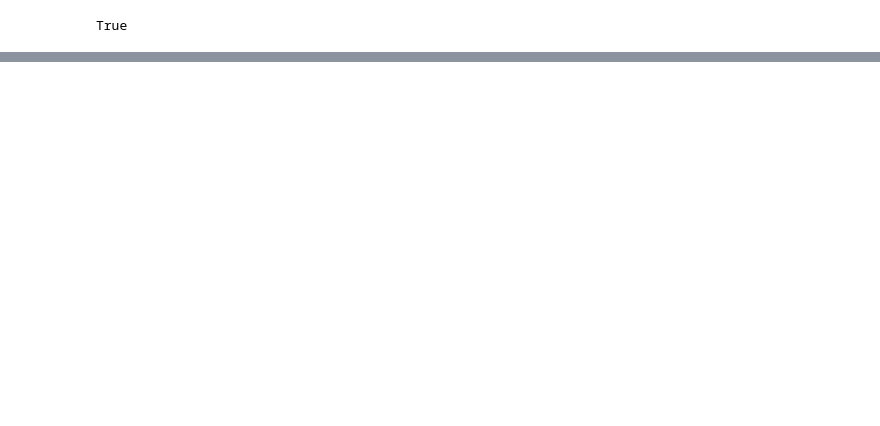
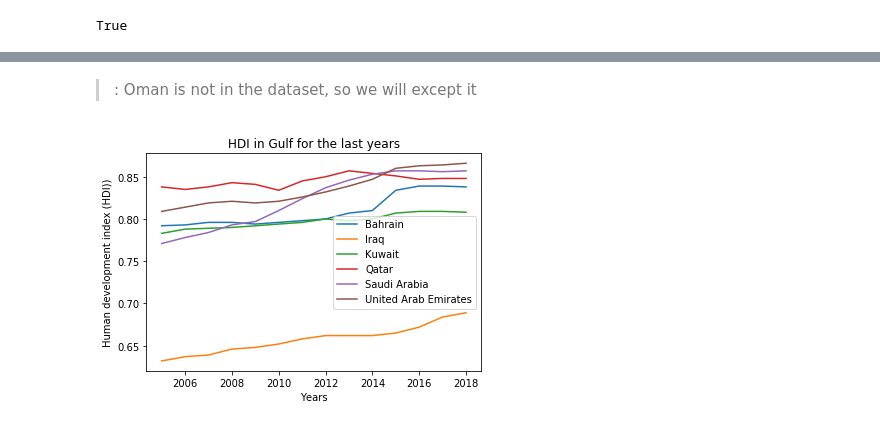
Before and after one commit to MrRiybot/HDI_WHR_invistagtion, a Jupyter notebook: investigate-a-dataset-template-checkpoint.ipynb, the cells around one changed output, grey strips where cells are left out. Cells and saved outputs as stored; diff of their text form; code cells hidden in the pictures; blank space fills up the shorter version.

```diff
--- a/investigate-a-dataset-template-checkpoint.ipynb
+++ b/investigate-a-dataset-template-checkpoint.ipynb
@@ -297,0 +486,15 @@ corr
+# %% [markdown]
+>: Oman is not in the dataset, so we will except it
+# %%
+df_hdi_gulf = df_hdi.loc[['Bahrain','Iraq','Kuwait','Qatar','Saudi Arabia','United Arab Emirates']].copy()
+# %%
+x = [2005,2006,2007,2008,2009,2010,2011,2012,2013,2014,2015,2016,2017,2018]
+for index, row in df_hdi_gulf.iterrows():
+    plt.plot(x,row.values, label = index)
+plt.title('HDI in Gulf for the last years')
+plt.xlabel('Years')
+plt.ylabel('Human development index (HDI))')
+plt.legend()
+plt.show()
+# %% [output]
+[figure, added]
```
Also changed, not shown: parts of 89 cells of this notebook, 1 other file.
